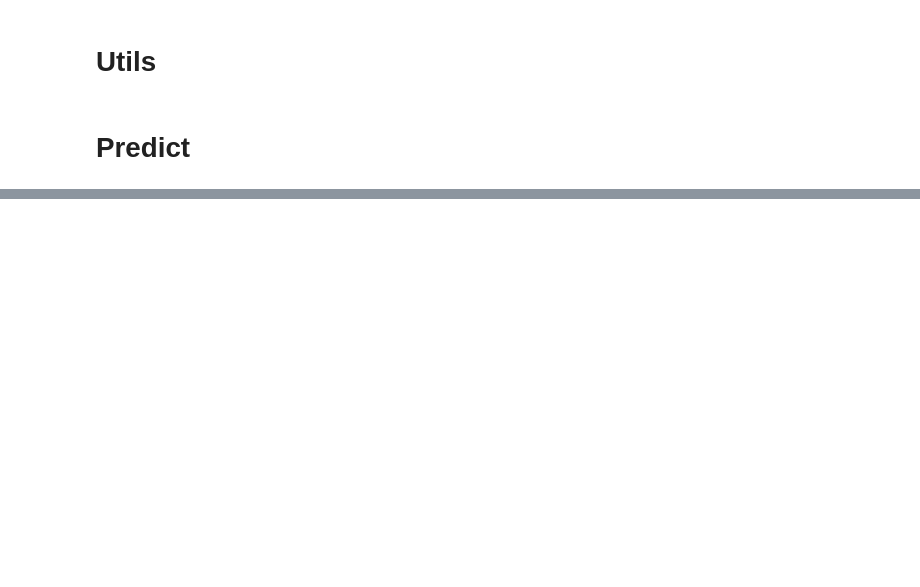
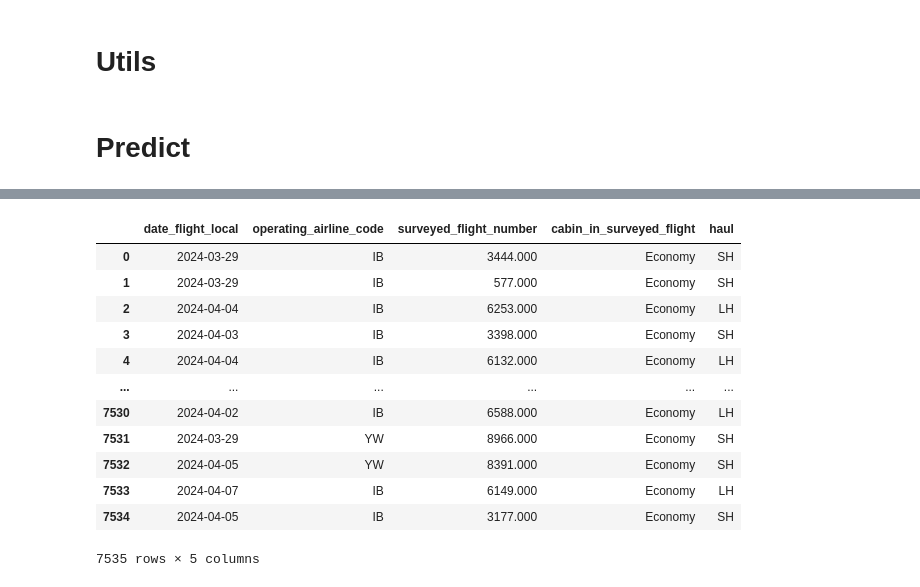
Before and after one commit to nomadicsenseis/AI_Explanatory_Drivers-VS_past_pipeline, a Jupyter notebook: develop/Debug_pipeline.ipynb, the cells around one changed output, grey strips where cells are left out. Drawn from its saved outputs; the diff is of its cells as text; code cells hidden in the pictures; blank space fills up the shorter version.

```diff
--- a/develop/Debug_pipeline.ipynb
+++ b/develop/Debug_pipeline.ipynb
@@ -466,0 +984,17 @@ df_probabilities.to_csv(save_path, index=False)
+# %%
+df_nps_incremental[['date_flight_local', 'operating_airline_code', 'surveyed_flight_number', 'cabin_in_surveyed_flight', 'haul']]
+df_long[['date_flight_local', 'operating_airline_code', 'surveyed_flight_number', 'cabin_in_surveyed_flight', 'haul']]
+# %% [output]
+|  | date_flight_local | operating_airline_code | surveyed_flight_number | cabin_in_surveyed_flight | haul |
+| 0 | 2024-03-29 | IB | 3444.000 | Economy | SH |
+| 1 | 2024-03-29 | IB | 577.000 | Economy | SH |
+| 2 | 2024-04-04 | IB | 6253.000 | Economy | LH |
+| 3 | 2024-04-03 | IB | 3398.000 | Economy | SH |
+| 4 | 2024-04-04 | IB | 6132.000 | Economy | LH |
+| ... | ... | ... | ... | ... | ... |
+| 7530 | 2024-04-02 | IB | 6588.000 | Economy | LH |
+| 7531 | 2024-03-29 | YW | 8966.000 | Economy | SH |
+| 7532 | 2024-04-05 | YW | 8391.000 | Economy | SH |
+| 7533 | 2024-04-07 | IB | 6149.000 | Economy | LH |
+| 7534 | 2024-04-05 | IB | 3177.000 | Economy | SH |
+7535 rows × 5 columns
```
Also changed, not shown: parts of 40 cells of this notebook, 42 other files.
